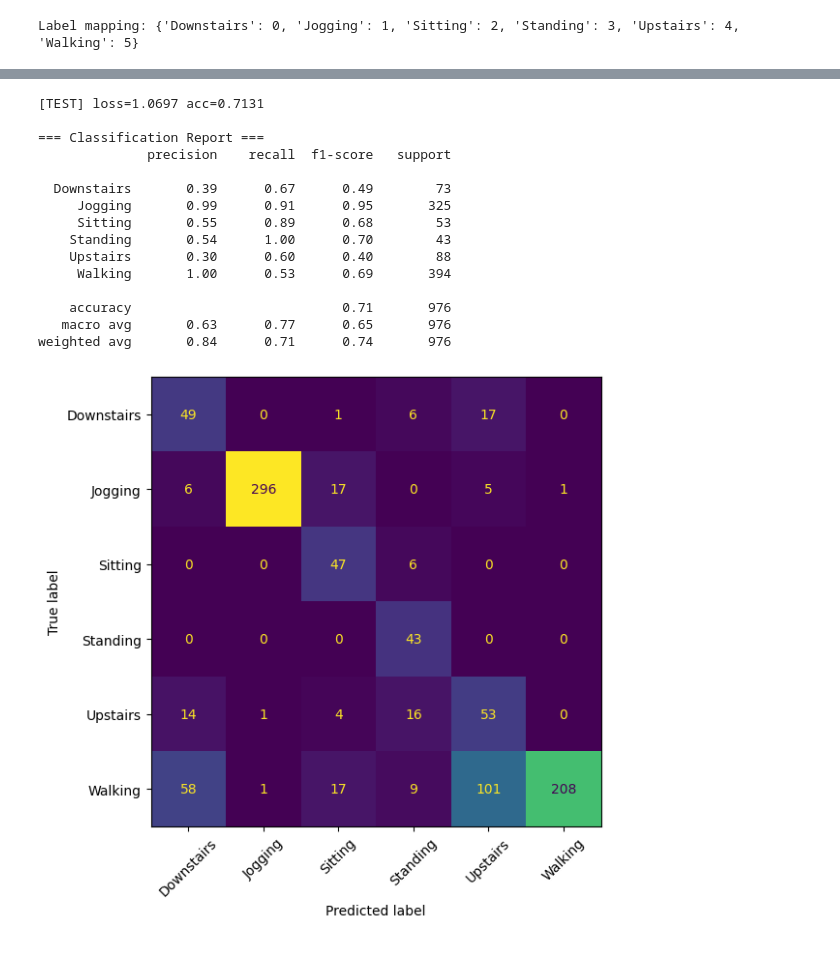
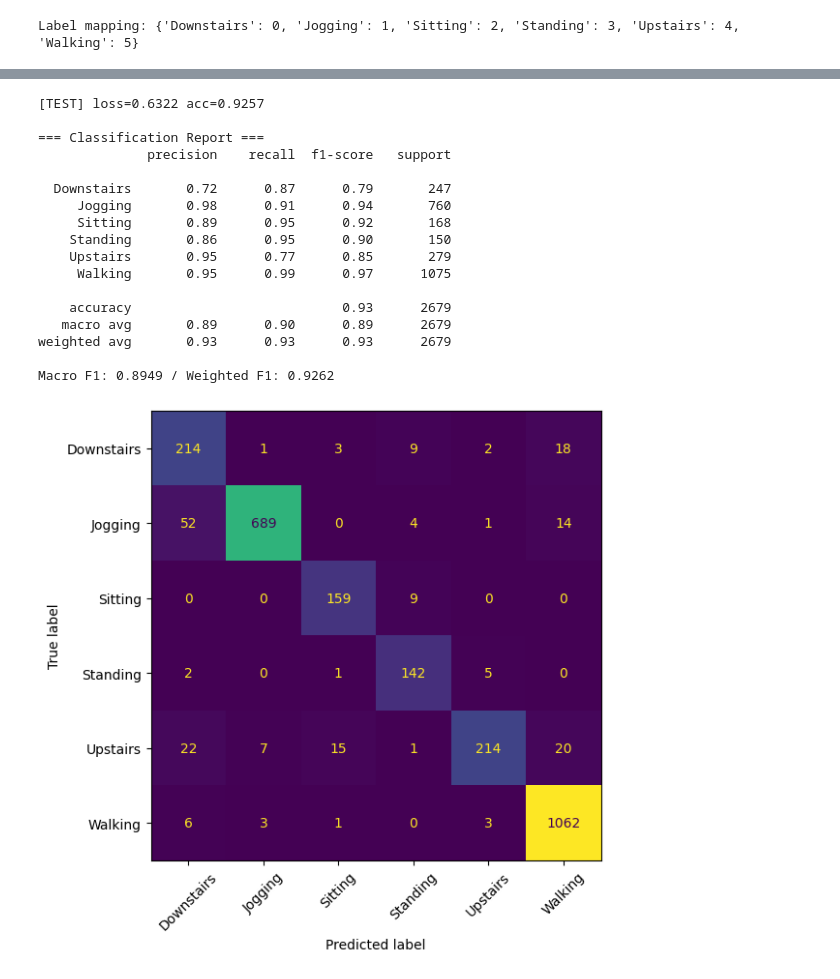
Before and after one commit to Kim-Dongdong/machine-learning-2, a Jupyter notebook: week2/2주차_WISDM_CNN_분류.ipynb, the cells around one changed output, grey strips where cells are left out. Drawn from its saved outputs; the diff is of its cells as text; code cells hidden in the pictures.

```diff
--- a/week2/2주차_WISDM_CNN_분류.ipynb
+++ b/week2/2주차_WISDM_CNN_분류.ipynb
@@ -182,9 +105,0 @@ plt.show()
-# %%
-# 축별 통계 분포
-plt.figure(figsize=(12,5))
-for i, axis in enumerate(["x","y","z"]):
-    plt.subplot(1,3,i+1)
-    sns.histplot(df[axis], bins=50, kde=True)
-    plt.title(f"Distribution of {axis.upper()}")
-plt.tight_layout()
-plt.show()
@@ -310,6 +105,0 @@ Model: "functional_1"
-# %%
-# 9) 클래스 가중치
-class_counts = np.bincount(y_train, minlength=num_classes)
-total = class_counts.sum()
-class_weight = {i: float(total / (num_classes * c)) for i, c in enumerate(class_counts)}
-print("class_weight:", class_weight)
@@ -318,15 +287,22 @@ class_weight: {0: 2.2359679266895762, 1: 0.49974398361495137, 2: 3.1132376395534
 # %%
-# 10) 학습
-es  = callbacks.EarlyStopping(patience=8, restore_best_weights=True, monitor="val_accuracy")
-rlr = callbacks.ReduceLROnPlateau(factor=0.5, patience=4, verbose=1)
+# #10 교체: 학습
+EPOCHS = 40
+BATCH_SIZE = 256
 
+es  = callbacks.EarlyStopping(
+    patience=8, restore_best_weights=True, monitor="val_loss"
+)
+ckpt = callbacks.ModelCheckpoint(
+    "best_model.h5", monitor="val_loss", save_best_only=True, verbose=0
+)
+
+# class_weight는 기존 계산 유지
 history = model.fit(
     X_train, y_train_cat,
-    validation_split=0.2,
-    epochs=50,
-    batch_size=256,
+    validation_data=(X_val, y_val_cat),
+    epochs=EPOCHS, batch_size=BATCH_SIZE,
     class_weight=class_weight,
-    callbacks=[es, rlr],
+    callbacks=[es, ckpt],
     verbose=1
 )
 # %% [output]
@@ -355,29 +362,32 @@ print(f"[TEST] loss={test_loss:.4f} acc={test_acc:.4f}")
 y_pred = model.predict(X_test, verbose=0).argmax(axis=1)
 print("\n=== Classification Report ===")
 print(classification_report(y_test, y_pred, target_names=class_names))
+print("Macro F1:", round(f1_score(y_test, y_pred, average="macro"), 4),
+      "/ Weighted F1:", round(f1_score(y_test, y_pred, average="weighted"), 4))
 # %% [output]
-[TEST] loss=1.0697 acc=0.7131
+[TEST] loss=0.6322 acc=0.9257
 
 === Classification Report ===
               precision    recall  f1-score   support
 
-  Downstairs       0.39      0.67      0.49        73
-     Jogging       0.99      0.91      0.95       325
-     Sitting       0.55      0.89      0.68        53
-    Standing       0.54      1.00      0.70        43
-    Upstairs       0.30      0.60      0.40        88
-     Walking       1.00      0.53      0.69       394
+  Downstairs       0.72      0.87      0.79       247
+     Jogging       0.98      0.91      0.94       760
+     Sitting       0.89      0.95      0.92       168
+    Standing       0.86      0.95      0.90       150
+    Upstairs       0.95      0.77      0.85       279
+     Walking       0.95      0.99      0.97      1075
 
-    accuracy                           0.71       976
-   macro avg       0.63      0.77      0.65       976
-weighted avg       0.84      0.71      0.74       976
+    accuracy                           0.93      2679
+   macro avg       0.89      0.90      0.89      2679
+weighted avg       0.93      0.93      0.93      2679
+
+Macro F1: 0.8949 / Weighted F1: 0.9262
 # %%
 # 12) 혼동행렬
 cm = confusion_matrix(y_test, y_pred)
 disp = ConfusionMatrixDisplay(confusion_matrix=cm, display_labels=class_names)
-fig, ax = plt.subplots(figsize=(6, 6))
+fig, ax = plt.subplots(figsize=(6,6))
 disp.plot(ax=ax, xticks_rotation=45, colorbar=False)
-plt.tight_layout()
-plt.show()
+plt.tight_layout(); plt.show()
 # %% [output]
-[figure, old version]
+[figure, new version]
```
Also changed, not shown: parts of 25 cells of this notebook.
